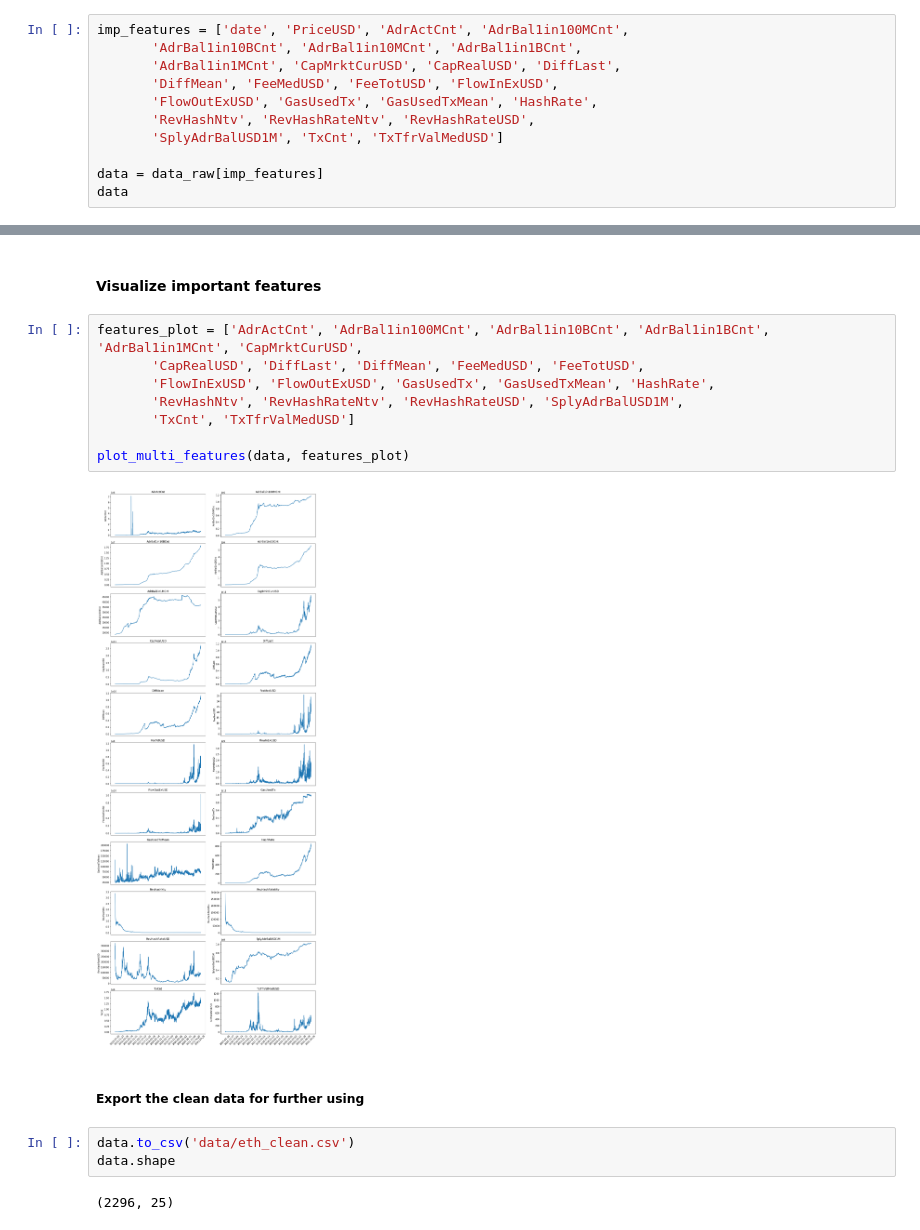
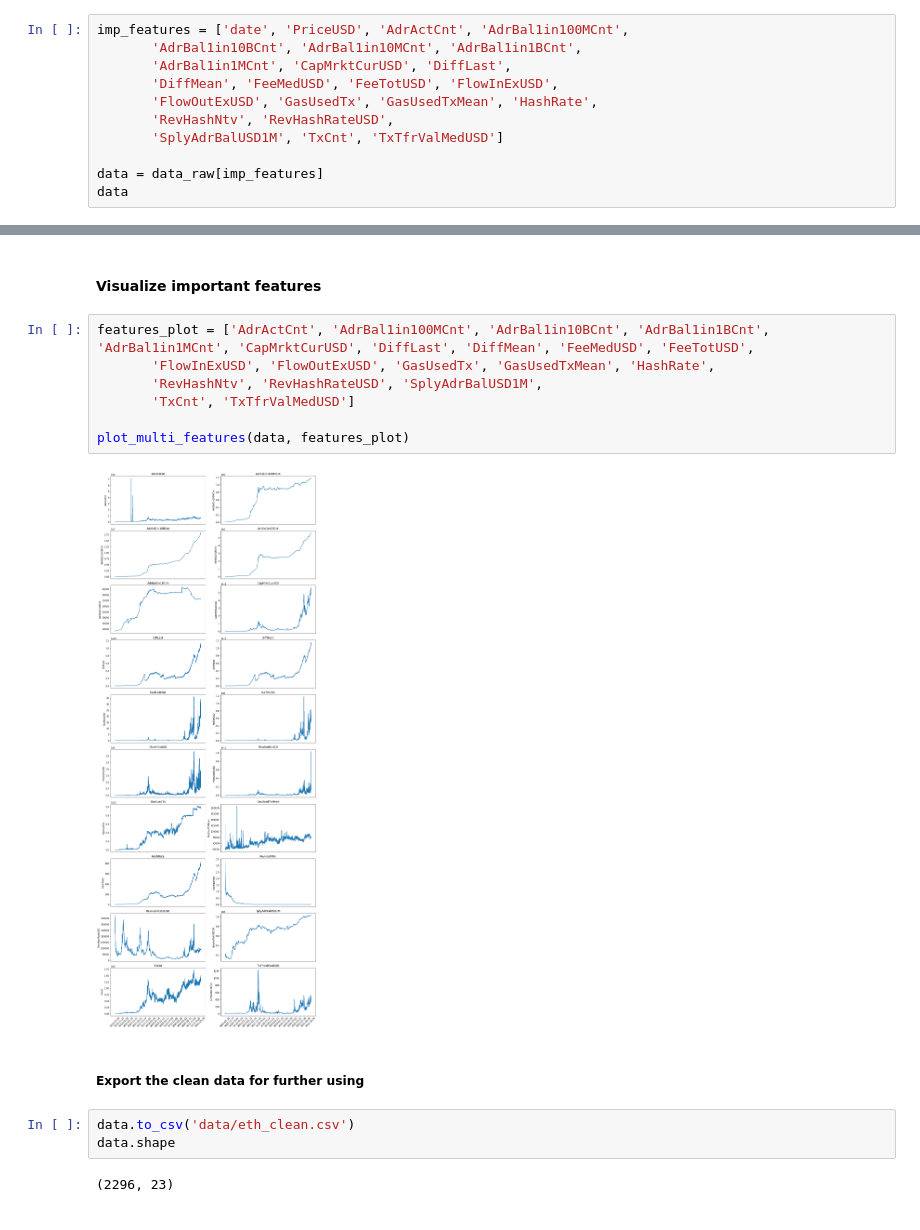
Before and after one commit to nguyentn2021/Etherium-Price-Prediction, a Jupyter notebook: 1_data_exploration.ipynb, the cells around one changed output, grey strips where cells are left out. Drawn from its saved outputs; the diff is of its cells as text.

```diff
--- a/1_data_exploration.ipynb
+++ b/1_data_exploration.ipynb
@@ -96,10 +96,10 @@ data_raw
 # %%
 imp_features = ['date', 'PriceUSD', 'AdrActCnt', 'AdrBal1in100MCnt',
        'AdrBal1in10BCnt', 'AdrBal1in10MCnt', 'AdrBal1in1BCnt',
-       'AdrBal1in1MCnt', 'CapMrktCurUSD', 'CapRealUSD', 'DiffLast',
+       'AdrBal1in1MCnt', 'CapMrktCurUSD', 'DiffLast',
        'DiffMean', 'FeeMedUSD', 'FeeTotUSD', 'FlowInExUSD',
        'FlowOutExUSD', 'GasUsedTx', 'GasUsedTxMean', 'HashRate',
-       'RevHashNtv', 'RevHashRateNtv', 'RevHashRateUSD',
+       'RevHashNtv', 'RevHashRateUSD',
        'SplyAdrBalUSD1M', 'TxCnt', 'TxTfrValMedUSD']
 
 data = data_raw[imp_features]
@@ -179,19 +179,18 @@ plt.show()
 # %% [markdown]
 #### Visualize important features
 # %%
-features_plot = ['AdrActCnt', 'AdrBal1in100MCnt', 'AdrBal1in10BCnt', 'AdrBal1in1BCnt', 'AdrBal1in1MCnt', 'CapMrktCurUSD',
-       'CapRealUSD', 'DiffLast', 'DiffMean', 'FeeMedUSD', 'FeeTotUSD',
+features_plot = ['AdrActCnt', 'AdrBal1in100MCnt', 'AdrBal1in10BCnt', 'AdrBal1in1BCnt', 'AdrBal1in1MCnt', 'CapMrktCurUSD', 'DiffLast', 'DiffMean', 'FeeMedUSD', 'FeeTotUSD',
        'FlowInExUSD', 'FlowOutExUSD', 'GasUsedTx', 'GasUsedTxMean', 'HashRate',
-       'RevHashNtv', 'RevHashRateNtv', 'RevHashRateUSD', 'SplyAdrBalUSD1M',
+       'RevHashNtv', 'RevHashRateUSD', 'SplyAdrBalUSD1M',
        'TxCnt', 'TxTfrValMedUSD']
 
 plot_multi_features(data, features_plot)
 # %% [output]
-[figure, old version]
+[figure, new version]
 # %% [markdown]
 ##### Export the clean data for further using
 # %%
 data.to_csv('data/eth_clean.csv')
 data.shape
 # %% [output]
-(2296, 25)
+(2296, 23)
```
Also changed, not shown: parts of 3 cells of this notebook, 4 other files.
